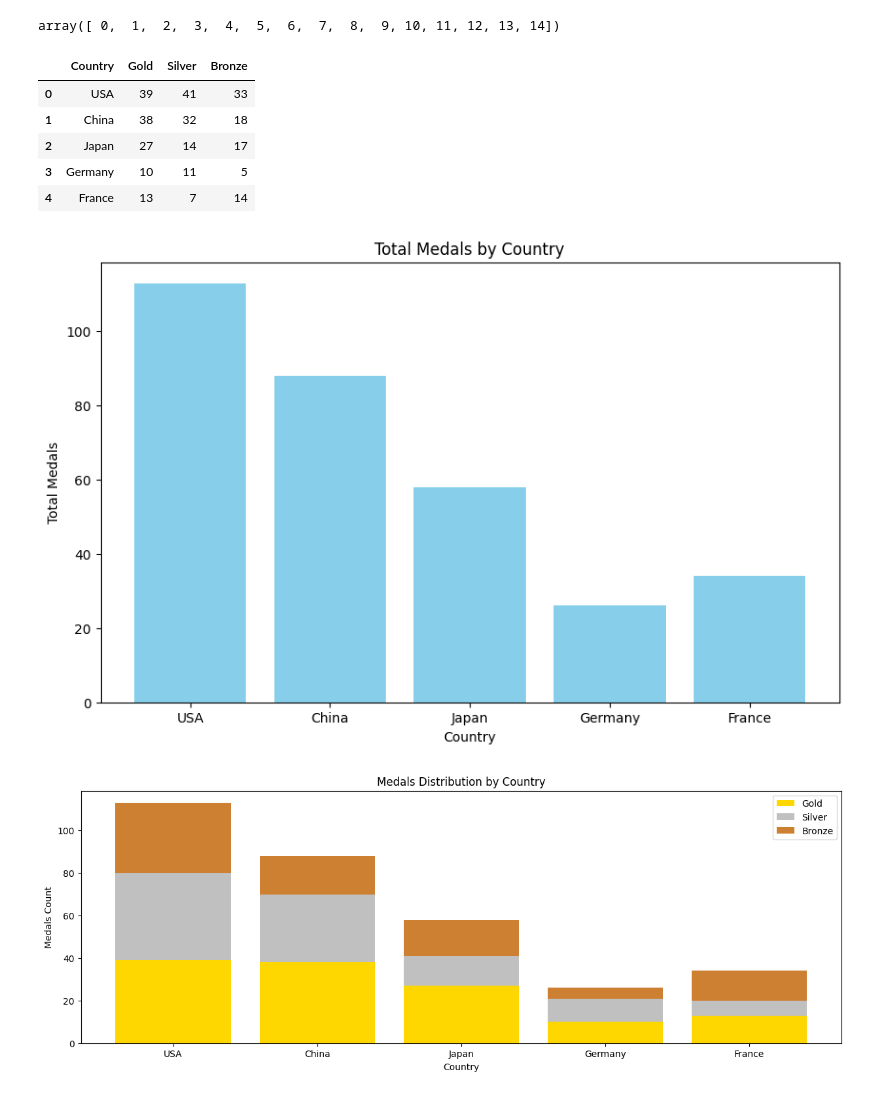
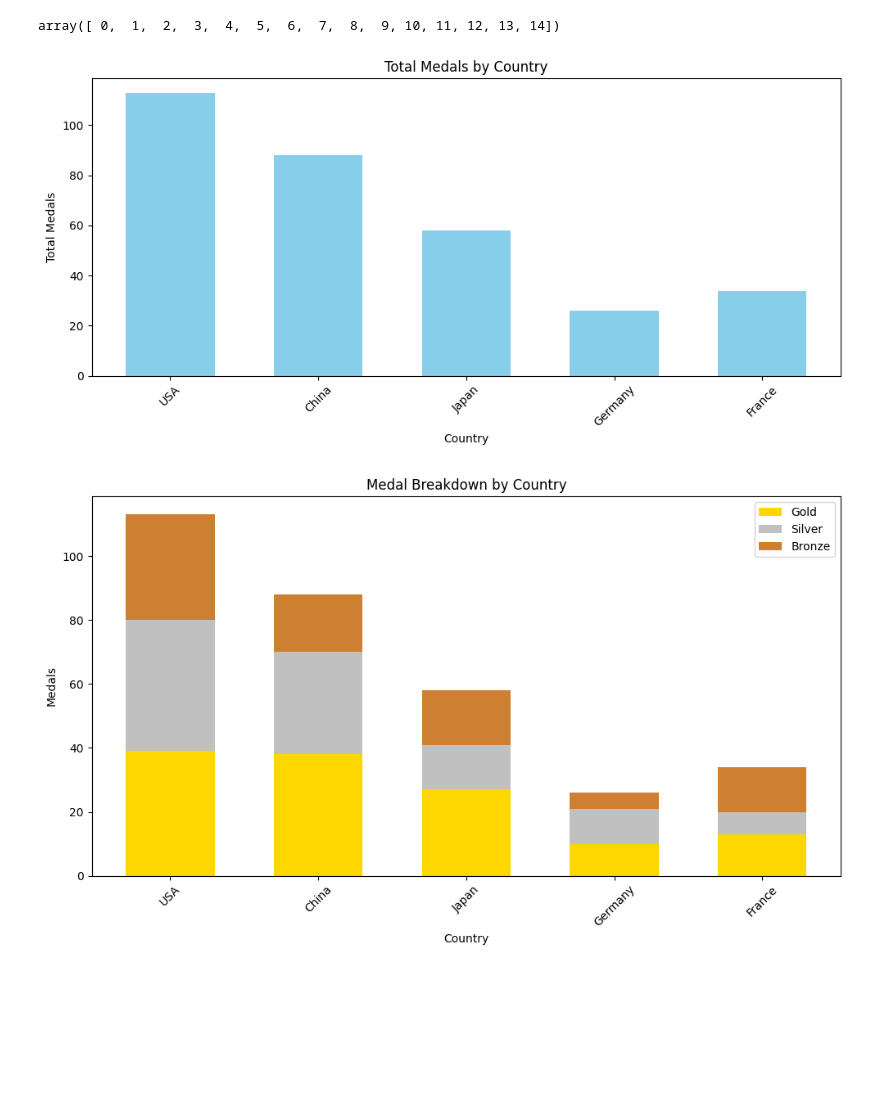
Before and after one commit to Dani-8/120Years-Of-Olympics-Data-Analysis, a Jupyter notebook: Olympic Medal Prediction ML Analysis.ipynb, the cells around one changed output. Saved outputs shown, nothing was run; the diff lists cells and outputs as text; code cells hidden in the pictures; blank space fills up the shorter version.

```diff
--- a/Olympic Medal Prediction ML Analysis.ipynb
+++ b/Olympic Medal Prediction ML Analysis.ipynb
@@ -295,6 +295,8 @@ x
 array([ 0,  1,  2,  3,  4,  5,  6,  7,  8,  9, 10, 11, 12, 13, 14])
 # %%
 import pandas as pd
+import matplotlib.pyplot as plt
+import numpy as np
 
 # Data for countries and their medal counts
 data = {
@@ -304,41 +306,40 @@ data = {
     'Bronze': [33, 18, 17, 5, 14]
 }
 
-# Creating the DataFrame
-df_olympics = pd.DataFrame(data)
-
-# Show the DataFrame
-df_olympics
+# Create DataFrame
+df = pd.DataFrame(data)
-# %% [output]
-|  | Country | Gold | Silver | Bronze |
-| 0 | USA | 39 | 41 | 33 |
-| 1 | China | 38 | 32 | 18 |
-| 2 | Japan | 27 | 14 | 17 |
-| 3 | Germany | 10 | 11 | 5 |
-| 4 | France | 13 | 7 | 14 |
 # %%
-# Total medals column
-df_olympics['Total'] = df_olympics['Gold'] + df_olympics['Silver'] + df_olympics['Bronze']
+# Total medals
+df['Total'] = df['Gold'] + df['Silver'] + df['Bronze']
 
-# Plot 1: Total medals bar plot
-plt.figure(figsize=(10, 6))
-plt.bar(df_olympics['Country'], df_olympics['Total'], color='skyblue')
+# Define x positions and bar width
+x_pos = np.arange(len(df))  # [0, 1, 2, 3, 4]
+width = 0.6
+
+# Plot 1: Total medals bar chart
+plt.figure(figsize=(10, 5))
+plt.bar(x_pos, df['Total'], width, color='skyblue')
+plt.xticks(x_pos, df['Country'], rotation=45)
 plt.xlabel('Country')
 plt.ylabel('Total Medals')
 plt.title('Total Medals by Country')
+plt.tight_layout()
 plt.show()
 
-# Plot 2: Stacked bar plot with individual medals
-fig, ax = plt.subplots(figsize=(15, 5))
-ax.bar(df_olympics['Country'], df_olympics['Gold'], label='Gold', color='gold')
-ax.bar(df_olympics['Country'], df_olympics['Silver'], label='Silver', bottom=df_olympics['Gold'], color='silver')
-ax.bar(df_olympics['Country'], df_olympics['Bronze'], label='Bronze', bottom=df_olympics['Gold'] + df_olympics['Silver'], color='#cd7f32')
+# Plot 2: Stacked bar chart with Gold, Silver, Bronze
+plt.figure(figsize=(10, 6))
 
+plt.bar(x_pos, df['Gold'], width, label='Gold', color='#FFD700')
+plt.bar(x_pos, df['Silver'], width, bottom=df['Gold'], label='Silver', color='#C0C0C0')
+plt.bar(x_pos, df['Bronze'], width, bottom=df['Gold'] + df['Silver'], label='Bronze', color='#CD7F32')
+
+plt.xticks(x_pos, df['Country'], rotation=45)
 plt.xlabel('Country')
-plt.ylabel('Medals Count')
-plt.title('Medals Distribution by Country')
+plt.ylabel('Medals')
+plt.title('Medal Breakdown by Country')
 plt.legend()
+plt.tight_layout()
 plt.show()
 # %% [output]
-[figure, old version]
+[figure, new version]
-[figure, old version]
+[figure, new version]
```
